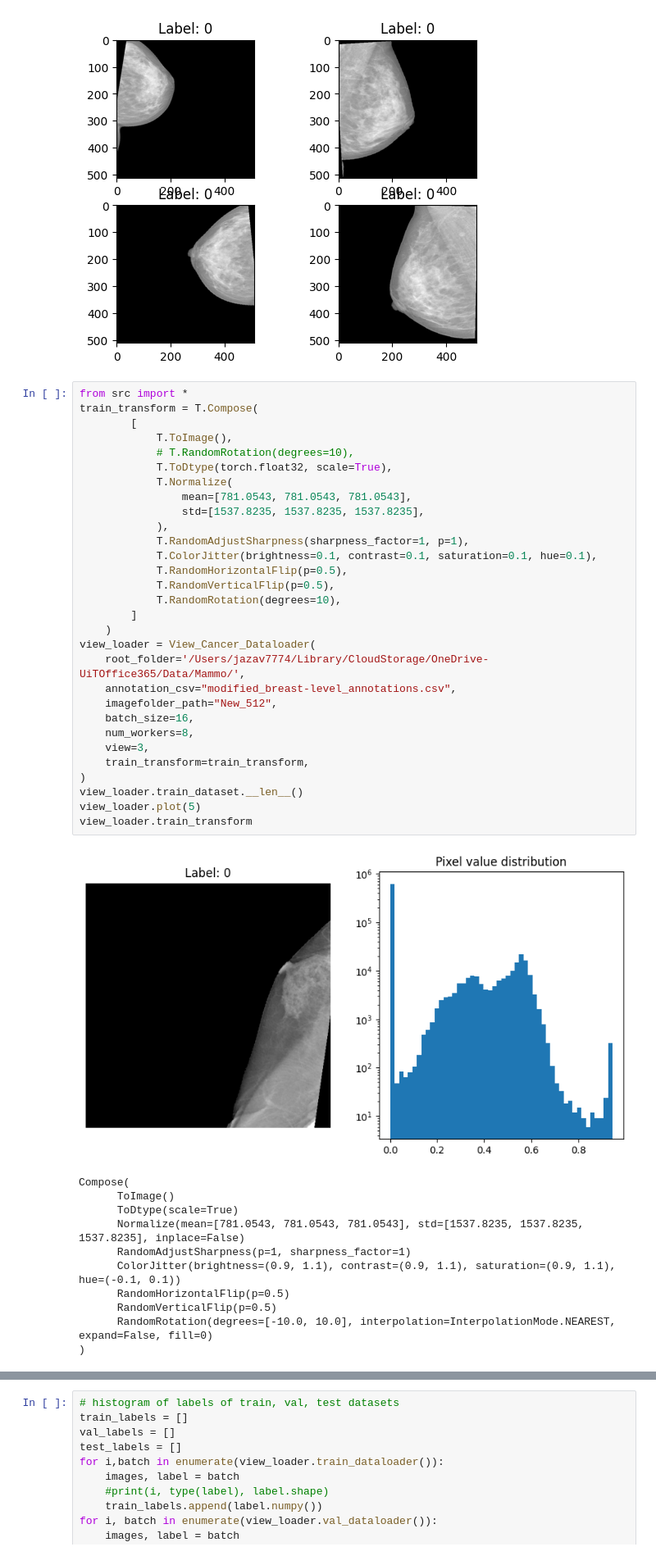
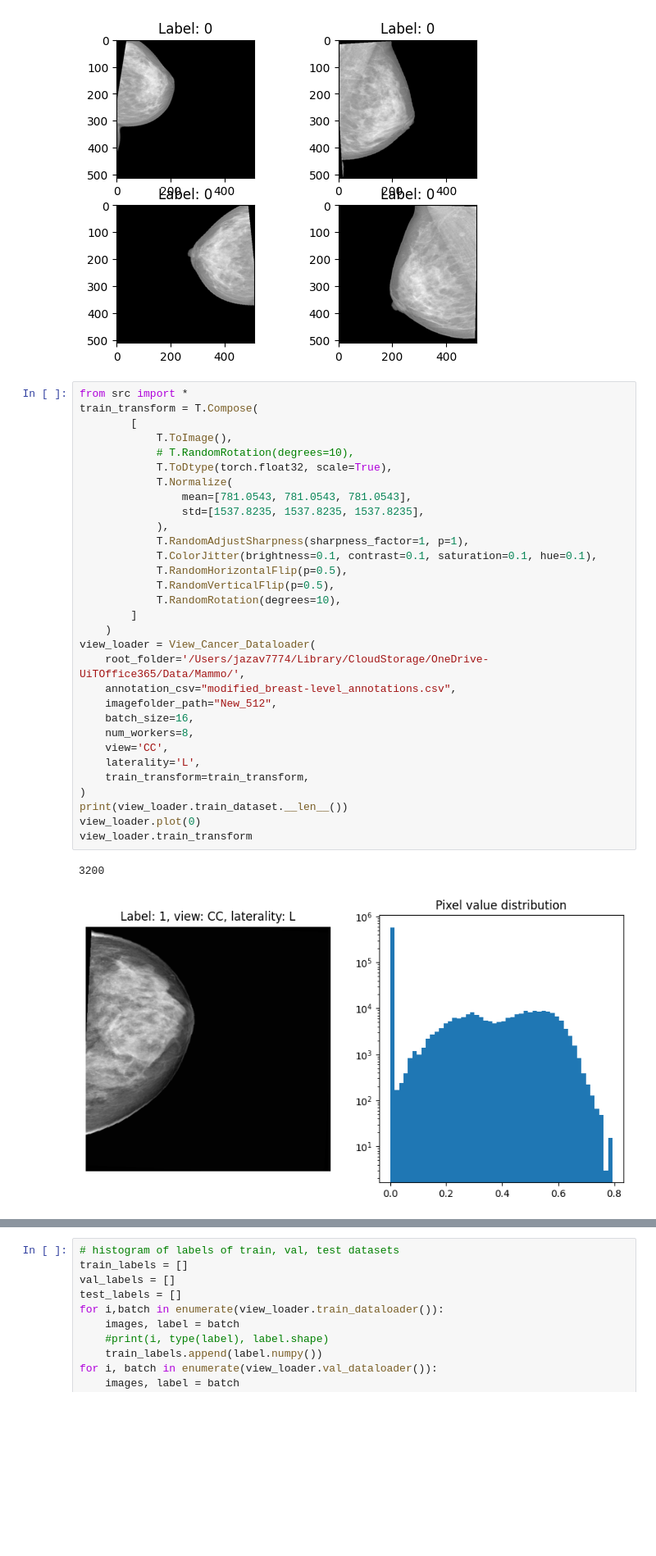
Before and after one commit to hzavadil98/UiT_FYS-8603, a Jupyter notebook: playground.ipynb, the cells around one changed output, grey strips where cells are left out. Shown: that part at 82% size. Drawn from its saved outputs; the diff is of its cells as text; blank space fills up the shorter version.

```diff
--- a/playground.ipynb
+++ b/playground.ipynb
@@ -145,42 +145,34 @@ loader.plot(3)
 # %%
 from src import *
 train_transform = T.Compose(
         [
             T.ToImage(),
             # T.RandomRotation(degrees=10),
             T.ToDtype(torch.float32, scale=True),
             T.Normalize(
                 mean=[781.0543, 781.0543, 781.0543],
                 std=[1537.8235, 1537.8235, 1537.8235],
             ),
             T.RandomAdjustSharpness(sharpness_factor=1, p=1),
             T.ColorJitter(brightness=0.1, contrast=0.1, saturation=0.1, hue=0.1),
             T.RandomHorizontalFlip(p=0.5),
             T.RandomVerticalFlip(p=0.5),
             T.RandomRotation(degrees=10),
         ]
     )
 view_loader = View_Cancer_Dataloader(
     root_folder='/Users/jazav7774/Library/CloudStorage/OneDrive-UiTOffice365/Data/Mammo/',
     annotation_csv="modified_breast-level_annotations.csv",
     imagefolder_path="New_512",
     batch_size=16,
     num_workers=8,
-    view=3,
+    view='CC',
+    laterality='L',
     train_transform=train_transform,
 )
-view_loader.train_dataset.__len__()
-view_loader.plot(5)
+print(view_loader.train_dataset.__len__())
+view_loader.plot(0)
 view_loader.train_transform
 # %% [output]
+3200
-[figure, old version]
+[figure, new version]
-Compose(
-      ToImage()
-      ToDtype(scale=True)
-      Normalize(mean=[781.0543, 781.0543, 781.0543], std=[1537.8235, 1537.8235, 1537.8235], inplace=False)
-      RandomAdjustSharpness(p=1, sharpness_factor=1)
-      ColorJitter(brightness=(0.9, 1.1), contrast=(0.9, 1.1), saturation=(0.9, 1.1), hue=(-0.1, 0.1))
-      RandomHorizontalFlip(p=0.5)
-      RandomVerticalFlip(p=0.5)
-      RandomRotation(degrees=[-10.0, 10.0], interpolation=InterpolationMode.NEAREST, expand=False, fill=0)
-)
```
Also changed, not shown: parts of 1 cell of this notebook, 5 other files.
